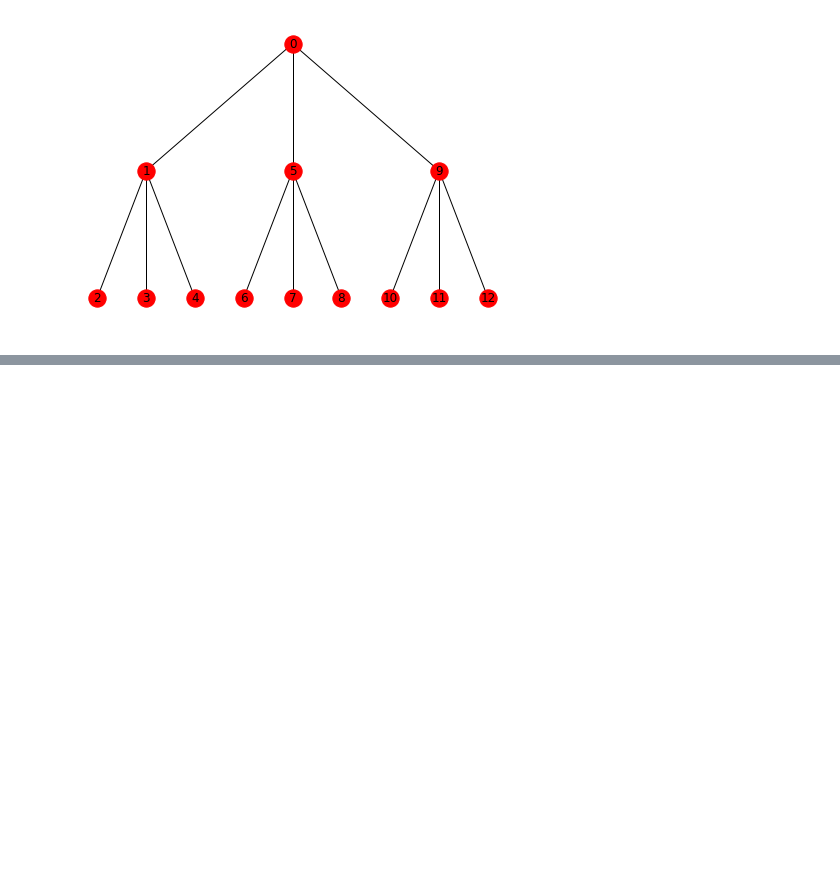
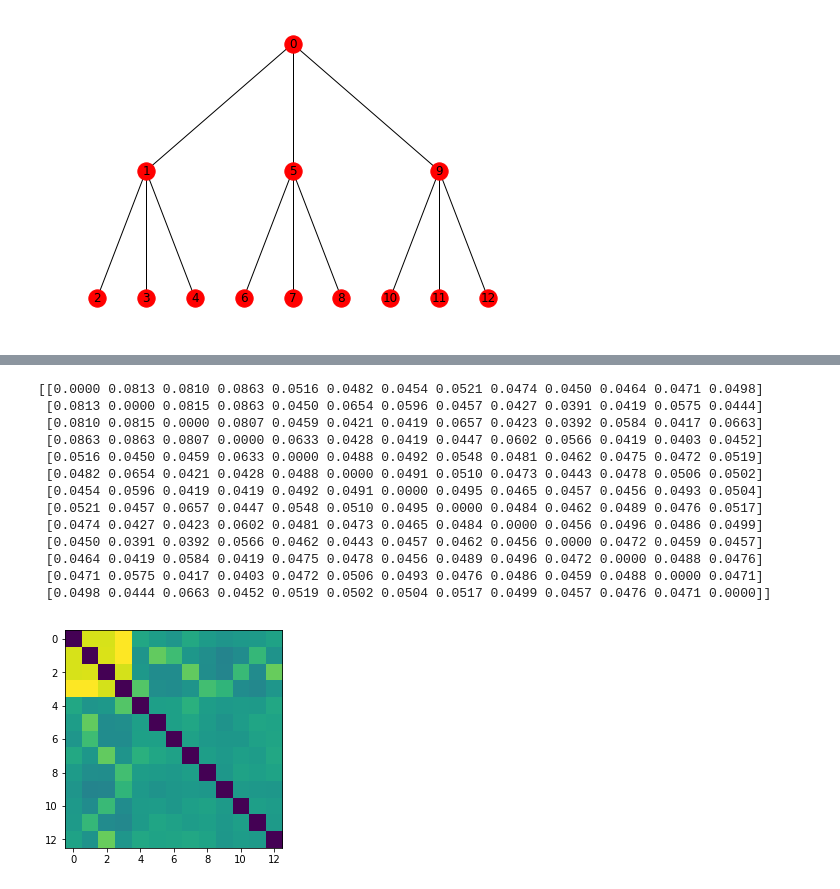
Before and after one commit to aleveren/ucsd-research, a Jupyter notebook: simple-hier-topic-model/topic_cooccurrence.ipynb, the cells around one changed output, grey strips where cells are left out. Cells and saved outputs as stored; diff of their text form; code cells hidden in the pictures; blank space fills up the shorter version.

```diff
--- a/simple-hier-topic-model/topic_cooccurrence.ipynb
+++ b/simple-hier-topic-model/topic_cooccurrence.ipynb
@@ -317,0 +414,22 @@ nx.draw(tree2, pos = bfs_layout(tree2, source=0), with_labels = True)
+# %%
+zzz = zzz / zzz.sum(axis=0, keepdims=True)
+zzz = np.minimum(zzz, zzz.T)
+zzz -= np.diag(np.diag(zzz))
+niceprint(zzz)
+
+plt.imshow(zzz);
+# %% [output]
+[[0.0000 0.0813 0.0810 0.0863 0.0516 0.0482 0.0454 0.0521 0.0474 0.0450 0.0464 0.0471 0.0498]
+ [0.0813 0.0000 0.0815 0.0863 0.0450 0.0654 0.0596 0.0457 0.0427 0.0391 0.0419 0.0575 0.0444]
+ [0.0810 0.0815 0.0000 0.0807 0.0459 0.0421 0.0419 0.0657 0.0423 0.0392 0.0584 0.0417 0.0663]
+ [0.0863 0.0863 0.0807 0.0000 0.0633 0.0428 0.0419 0.0447 0.0602 0.0566 0.0419 0.0403 0.0452]
+ [0.0516 0.0450 0.0459 0.0633 0.0000 0.0488 0.0492 0.0548 0.0481 0.0462 0.0475 0.0472 0.0519]
+ [0.0482 0.0654 0.0421 0.0428 0.0488 0.0000 0.0491 0.0510 0.0473 0.0443 0.0478 0.0506 0.0502]
+ [0.0454 0.0596 0.0419 0.0419 0.0492 0.0491 0.0000 0.0495 0.0465 0.0457 0.0456 0.0493 0.0504]
+ [0.0521 0.0457 0.0657 0.0447 0.0548 0.0510 0.0495 0.0000 0.0484 0.0462 0.0489 0.0476 0.0517]
+ [0.0474 0.0427 0.0423 0.0602 0.0481 0.0473 0.0465 0.0484 0.0000 0.0456 0.0496 0.0486 0.0499]
+ [0.0450 0.0391 0.0392 0.0566 0.0462 0.0443 0.0457 0.0462 0.0456 0.0000 0.0472 0.0459 0.0457]
+ [0.0464 0.0419 0.0584 0.0419 0.0475 0.0478 0.0456 0.0489 0.0496 0.0472 0.0000 0.0488 0.0476]
+ [0.0471 0.0575 0.0417 0.0403 0.0472 0.0506 0.0493 0.0476 0.0486 0.0459 0.0488 0.0000 0.0471]
+ [0.0498 0.0444 0.0663 0.0452 0.0519 0.0502 0.0504 0.0517 0.0499 0.0457 0.0476 0.0471 0.0000]]
+[figure, added]
```
Also changed, not shown: parts of 40 cells of this notebook.
